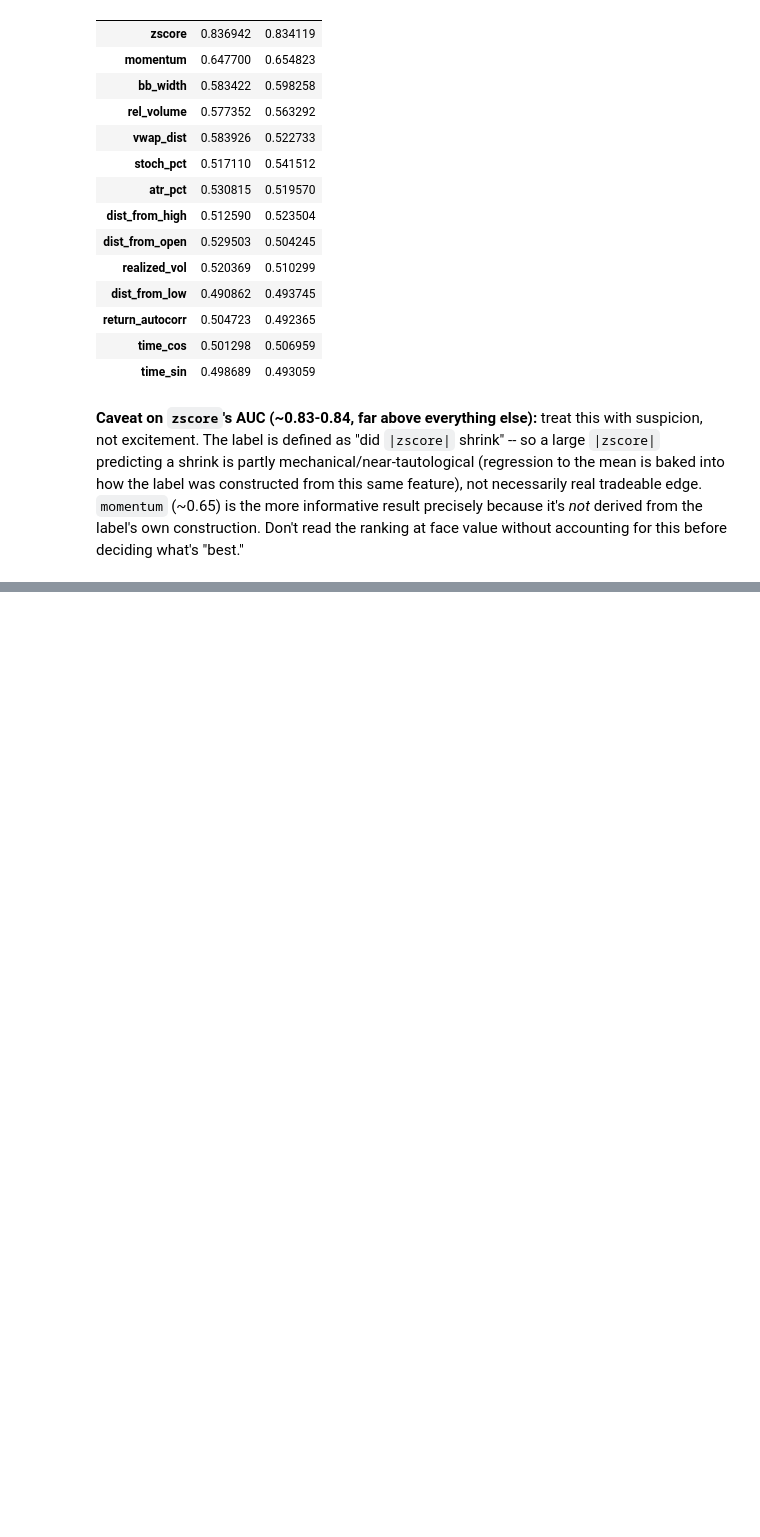
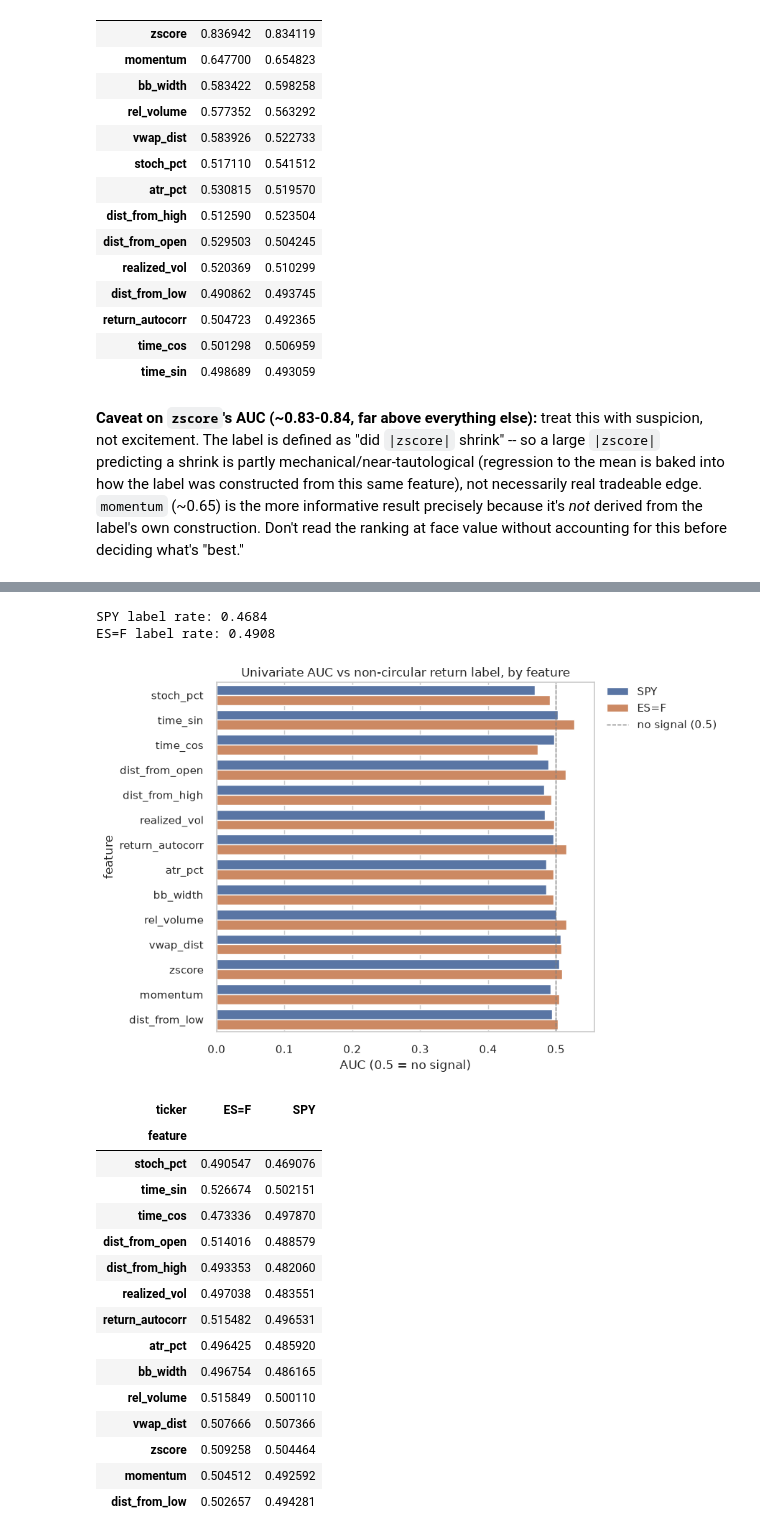
Before and after one commit to GerritJBekker/model-pipeline, a Jupyter notebook: src/mean_reversion.ipynb, the cells around one changed output, grey strips where cells are left out. Cells and saved outputs as stored; diff of their text form; code cells hidden in the pictures; blank space fills up the shorter version.

```diff
--- a/src/mean_reversion.ipynb
+++ b/src/mean_reversion.ipynb
@@ -345,0 +378,45 @@ without accounting for this before deciding what's "best."
+# %%
+spy_feat = build_features(pd.read_csv(_intraday_path("SPY", "1m"), index_col=0, parse_dates=True))
+es_feat = build_features(pd.read_csv(_intraday_path("ES=F", "5m"), index_col=0, parse_dates=True))
+
+spy_ret = make_return_labels(spy_feat)
+es_ret = make_return_labels(es_feat)
+print("SPY label rate:", round(spy_ret["label"].mean(), 4))
+print("ES=F label rate:", round(es_ret["label"].mean(), 4))
+
+spy_ret_screen = screen_features(spy_ret, "SPY")
+es_ret_screen = screen_features(es_ret, "ES=F")
+combined_ret = pd.concat([spy_ret_screen, es_ret_screen])
+
+fig, ax = plt.subplots(figsize=(9, 6))
+order_ret = combined_ret.groupby("feature")["abs_edge"].mean().sort_values(ascending=False).index
+sns.barplot(data=combined_ret, y="feature", x="auc", hue="ticker", order=order_ret, ax=ax)
+ax.axvline(0.5, color="gray", linewidth=1.0, linestyle="--", label="no signal (0.5)")
+ax.set_title("Univariate AUC vs non-circular return label, by feature")
+ax.set_xlabel("AUC (0.5 = no signal)")
+ax.set_xlim(0, max(0.55, combined_ret["auc"].max() + 0.03))
+ax.legend(loc="upper left", bbox_to_anchor=(1.02, 1.0), borderaxespad=0)
+fig.tight_layout()
+plt.show()
+
+combined_ret.pivot(index="feature", columns="ticker", values="auc").reindex(order_ret)
+# %% [output]
+SPY label rate: 0.4684
+ES=F label rate: 0.4908
+[figure, added]
+| ticker | ES=F | SPY |
+| feature |  |  |
+| stoch_pct | 0.490547 | 0.469076 |
+| time_sin | 0.526674 | 0.502151 |
+| time_cos | 0.473336 | 0.497870 |
+| dist_from_open | 0.514016 | 0.488579 |
+| dist_from_high | 0.493353 | 0.482060 |
+| realized_vol | 0.497038 | 0.483551 |
+| return_autocorr | 0.515482 | 0.496531 |
+| atr_pct | 0.496425 | 0.485920 |
+| bb_width | 0.496754 | 0.486165 |
+| rel_volume | 0.515849 | 0.500110 |
+| vwap_dist | 0.507666 | 0.507366 |
+| zscore | 0.509258 | 0.504464 |
+| momentum | 0.504512 | 0.492592 |
+| dist_from_low | 0.502657 | 0.494281 |
```
Also changed, not shown: parts of 2 cells of this notebook.
